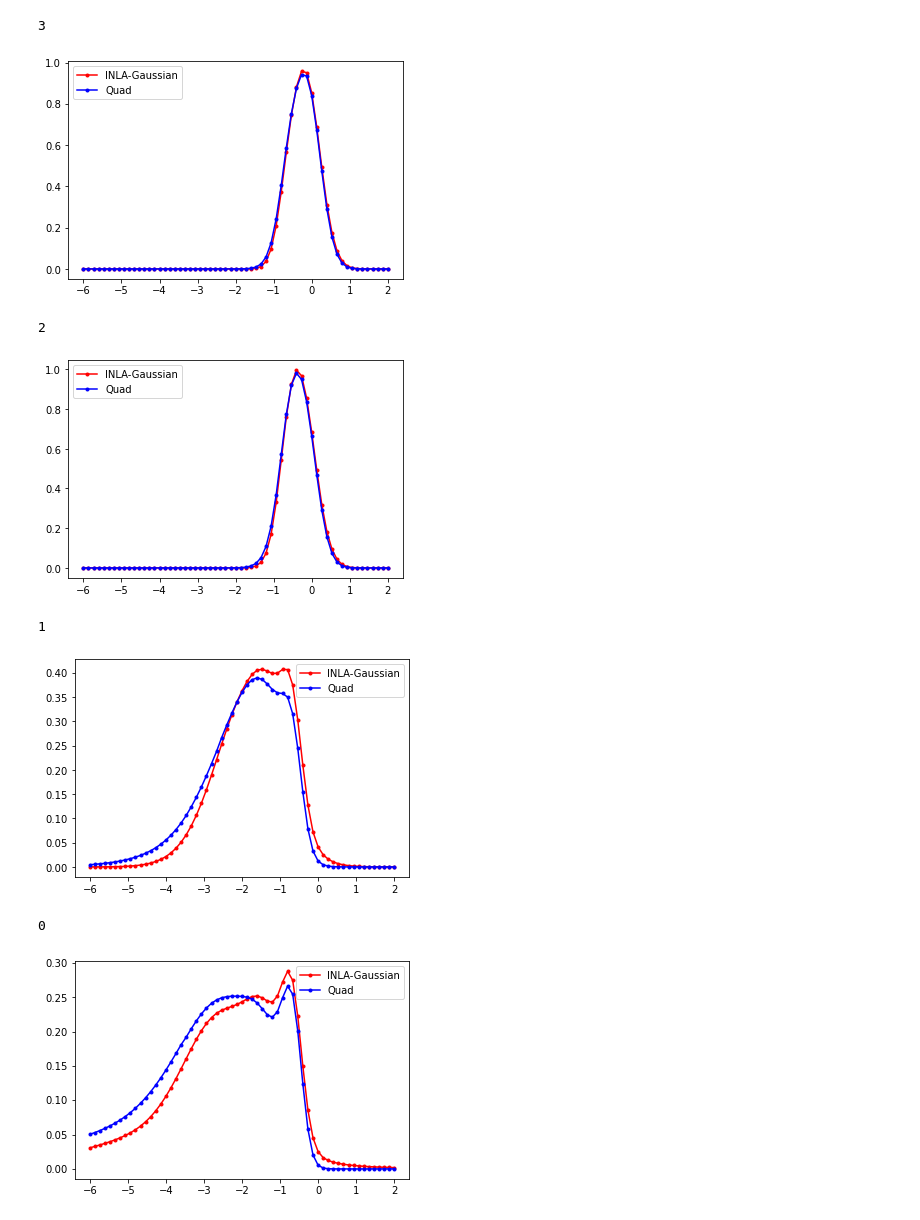
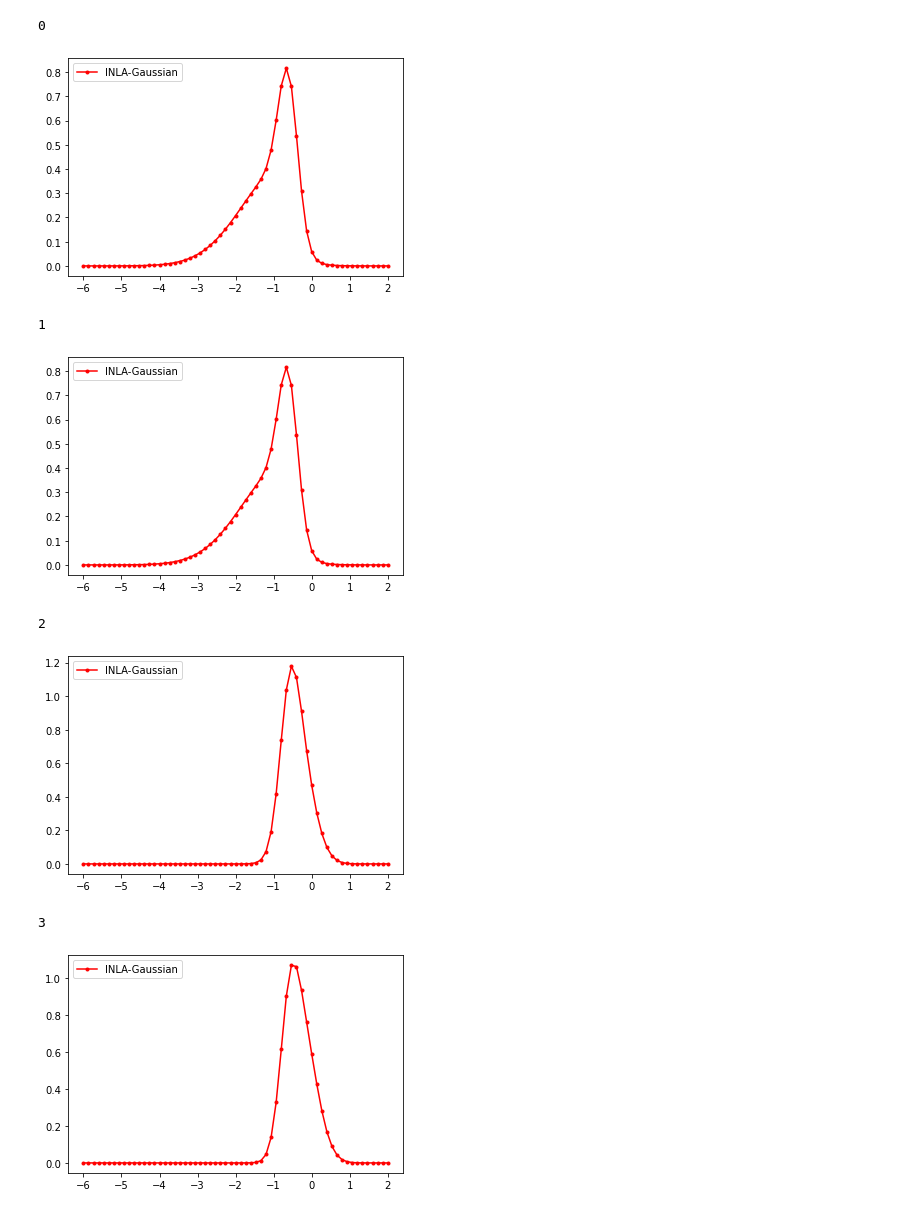
Before and after one commit to Confirm-Solutions/imprint, a Jupyter notebook: research/berry/intro_to_inla.ipynb, the cells around one changed output. Cells and saved outputs as stored; diff of their text form; code cells hidden in the pictures.

Commit message:
Intro to inla is great now. Cleaned up a lot of other code too.

```diff
--- a/research/berry/intro_to_inla.ipynb
+++ b/research/berry/intro_to_inla.ipynb
@@ -12,8 +83,9 @@ sys.path.append('../../python/example/berry')
 import util
 
 n_i = np.array([20, 20, 35, 35])
-y_i = np.array([0, 1, 9, 10], dtype=np.float64)
-data = np.stack((y_i, n_i), axis=1)
+# Try running with this parameter set! You'll find INLA does a lot worse. Exercise: Why?
+# y_i = np.array([0, 1, 9, 10], dtype=np.float64)
+y_i = np.array([1, 1, 9, 10], dtype=np.float64)
 
 mu_0 = -1.34
 mu_sig_sq = 100.0
@@ -28,9 +112,11 @@ and compute values dependent only on $\sigma^2$:
 * determinant of precision matrix
 * values of the prior.
 # %%
-sigN = 15
+sigN = 90
 sigma2_rule = util.log_gauss_rule(sigN, 1e-6, 1e3)
 arms = np.arange(4)
+
+# See above, cov = sigma2 * I + mu_sig_sq2
 cov = np.full((sigN, 4, 4), mu_sig_sq)
 cov[:, arms, arms] += sigma2_rule.pts[:, None]
 
@@ -44,5 +134,5 @@ for each value of $\sigma^2$.
 # %%
-tol = 1e-8
+tol = 1e-4
 theta_max = np.zeros((sigN, 4))
 for i in range(100):
     theta_m0 = theta_max - mu_0
@@ -58,6 +148,6 @@ for i in range(100):
     theta_max += step
 
     if np.max(np.linalg.norm(step, axis=-1)) < tol:
-        print(i)
+        print('number of newton iterations', i)
         break
 # %% [output]
@@ -163,34 +293,34 @@ plt.show()
 # %%
-for arm_idx in range(4)[::-1]:
+for arm_idx in range(4):
     print(arm_idx)
-    quad_p_ti_g_y, grids, wts, joint = quadrature.integrate(
-        fi, y_i[None, :], n_i[None, :], fixed_arm_dim=arm_idx, fixed_arm_values=ti_rule.pts,
-        n_theta=21, return_intermediates=True
-    )
-    quad_p_ti_g_y /= np.sum(quad_p_ti_g_y * ti_rule.wts, axis=1)[:, None]
+    # quad_p_ti_g_y, grids, wts, joint = quadrature.integrate(
+    #     fi, y_i[None, :], n_i[None, :], fixed_arm_dim=arm_idx, fixed_arm_values=ti_rule.pts,
+    #     n_theta=21, return_intermediates=True
+    # )
+    # quad_p_ti_g_y /= np.sum(quad_p_ti_g_y * ti_rule.wts, axis=1)[:, None]
 
     theta_i_sigma = np.sqrt(np.diagonal(-np.linalg.inv(hess), axis1=1, axis2=2))
     theta_i_mu = theta_max
     gaussian_pdf = scipy.stats.norm.pdf(
         ti_rule.pts[:, None],
         theta_i_mu[None, :, arm_idx],
         theta_i_sigma[None, :, arm_idx],
     )
     gaussian_p_ti_g_y = np.sum(
         gaussian_pdf * sigma2_post * sigma2_rule.wts[None, :], axis=1
     )
 
     plt.plot(ti_rule.pts, gaussian_p_ti_g_y, "r-o", markersize=3, label="INLA-Gaussian")
-    plt.plot(ti_rule.pts, quad_p_ti_g_y[0], "b-o", markersize=3, label="Quad")
+    # plt.plot(ti_rule.pts, quad_p_ti_g_y[0], "b-o", markersize=3, label="Quad")
     plt.legend()
     plt.show()
 # %% [output]
-3
+0
-[figure, old version]
+[figure, new version]
-2
+1
-[figure, old version]
+[figure, new version]
-1
+2
-[figure, old version]
+[figure, new version]
-0
+3
-[figure, old version]
+[figure, new version]
 # %% [markdown]
```
Also changed, not shown: parts of 34 cells of this notebook, 12 other files.
